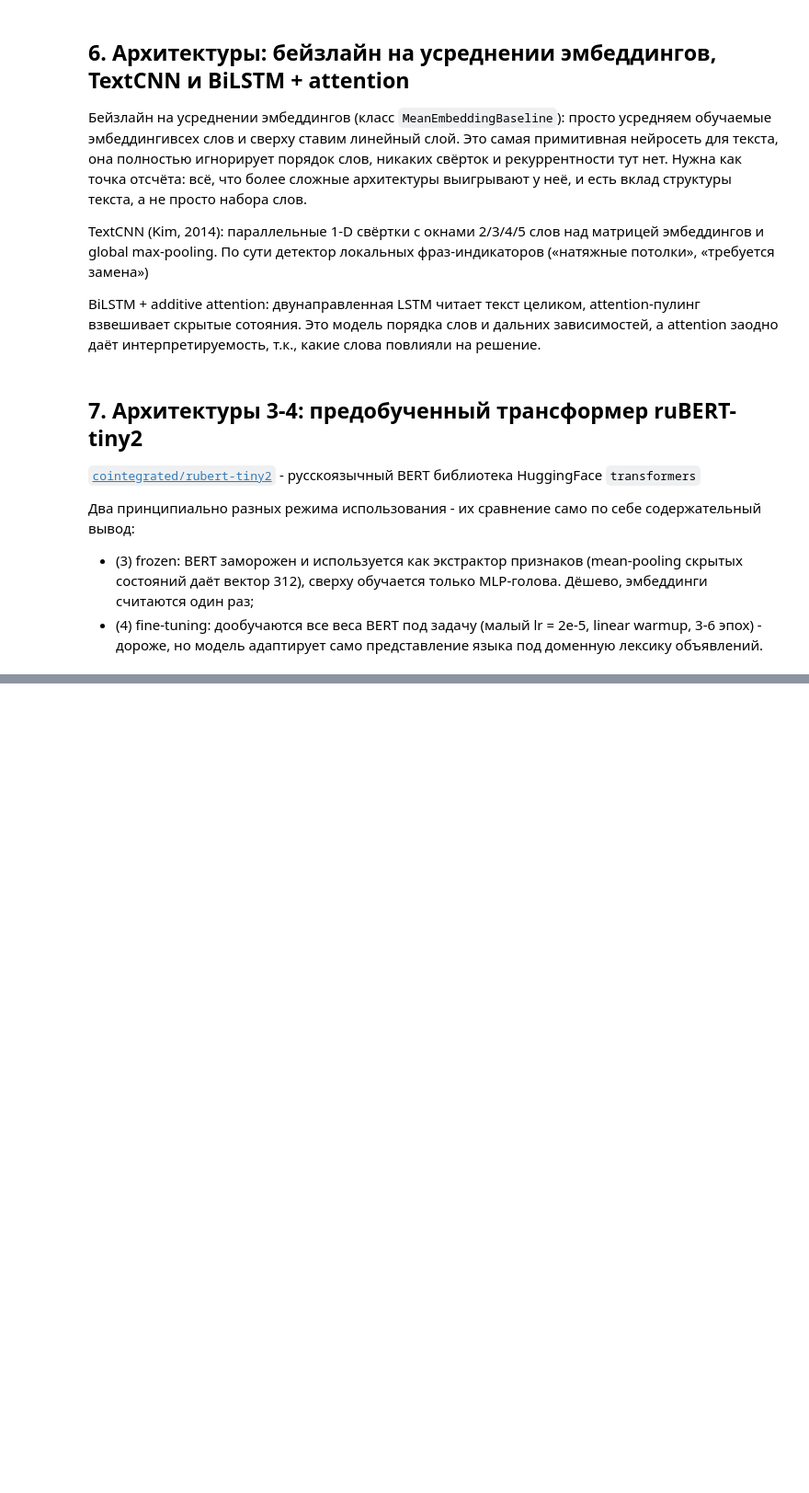
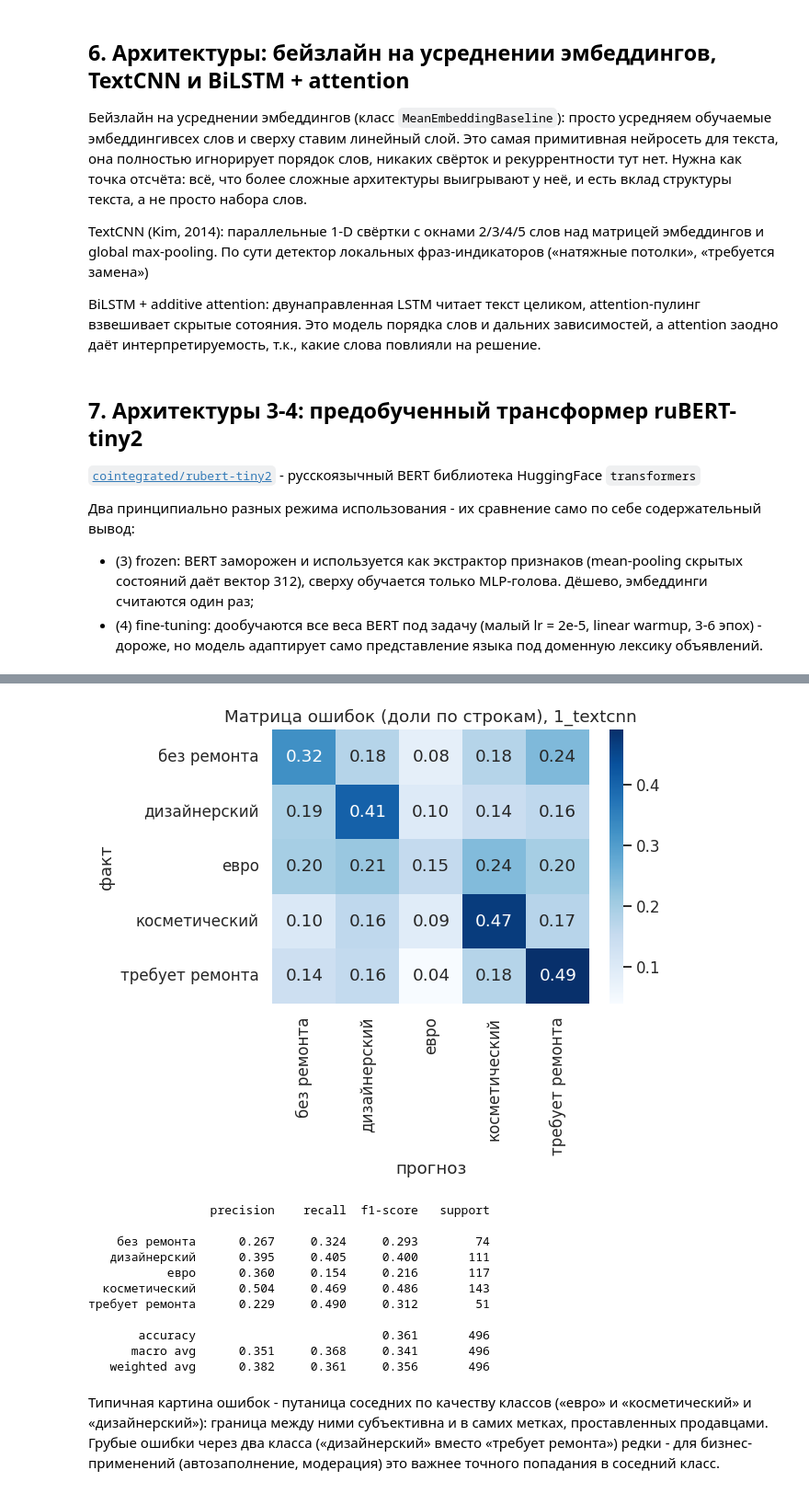
Before and after one commit to QuickSilver-1/GP5-NN, a Jupyter notebook: notebooks/ГП5_задание2.ipynb, the cells around one changed output, grey strips where cells are left out. Shown at 92% size. Saved outputs shown, nothing was run; the diff lists cells and outputs as text; code cells hidden in the pictures; blank space fills up the shorter version.

```diff
--- a/notebooks/ГП5_задание2.ipynb
+++ b/notebooks/ГП5_задание2.ipynb
@@ -433,0 +668,33 @@ class BertFineTune(nn.Module):
+# %%
+#матрица ошибок лучшей модели - смотрим, где именно она путается
+best_name = max(text_results, key=lambda k: text_results[k]['test']['macro_f1'])
+best = text_results[best_name]
+pred_te = best['logits_te'].argmax(1).numpy()
+
+cm = confusion_matrix(y[idx_te], pred_te, normalize='true')
+fig, ax = plt.subplots(figsize=(6, 5))
+sns.heatmap(cm, annot=True, fmt='.2f', cmap='Blues', xticklabels=CLASSES, yticklabels=CLASSES, ax=ax)
+
+ax.set_title(f'Матрица ошибок (доли по строкам), {best_name}')
+ax.set_xlabel('прогноз'); ax.set_ylabel('факт')
+plt.show()
+
+print(classification_report(y[idx_te], pred_te, target_names=CLASSES, digits=3))
+# %% [output]
+[figure, added]
+                 precision    recall  f1-score   support
+
+    без ремонта      0.267     0.324     0.293        74
+   дизайнерский      0.395     0.405     0.400       111
+           евро      0.360     0.154     0.216       117
+  косметический      0.504     0.469     0.486       143
+требует ремонта      0.229     0.490     0.312        51
+
+       accuracy                          0.361       496
+      macro avg      0.351     0.368     0.341       496
+   weighted avg      0.382     0.361     0.356       496
+# %% [markdown]
+Типичная картина ошибок - путаница соседних по качеству классов («евро» и «косметический» и
+«дизайнерский»): граница между ними субъективна и в самих метках, проставленных продавцами.
+Грубые ошибки через два класса («дизайнерский» вместо «требует ремонта») редки - для бизнес-применений
+(автозаполнение, модерация) это важнее точного попадания в соседний класс.
```
Also changed, not shown: parts of 22 cells of this notebook.
